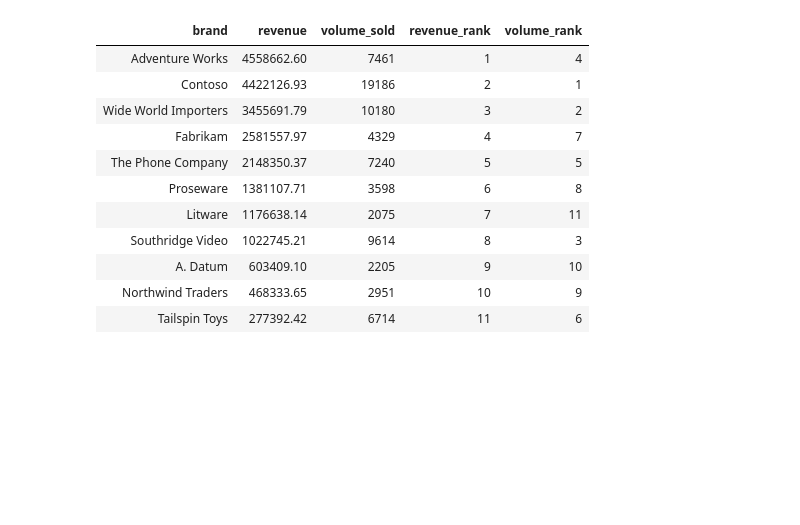
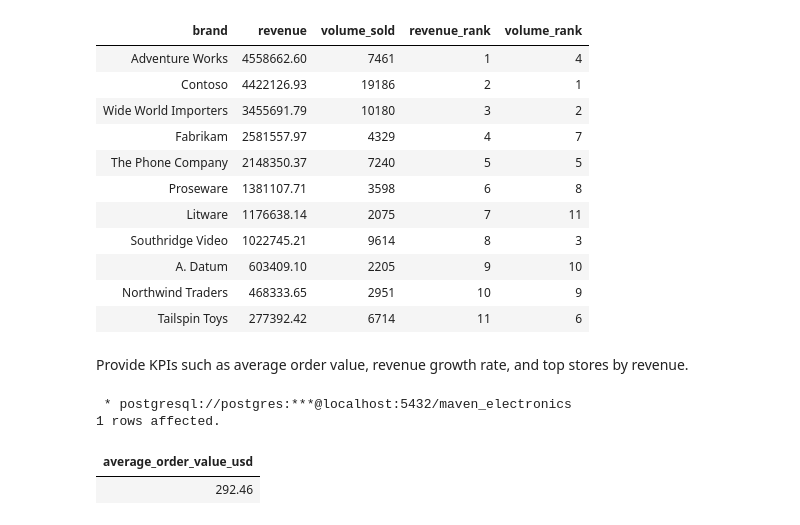
Before and after one commit to Ronald116/Data-Analysis-Projects, a Jupyter notebook: Maven_Global_Electronics_Retailer/global_electronics_retail_analysis.ipynb, the cells around one changed output. Cells and saved outputs as stored; diff of their text form; code cells hidden in the pictures; blank space fills up the shorter version.

Commit message:
average order value added

```diff
--- a/Maven_Global_Electronics_Retailer/global_electronics_retail_analysis.ipynb
+++ b/Maven_Global_Electronics_Retailer/global_electronics_retail_analysis.ipynb
@@ -504,3 +504,31 @@ LIMIT 50;
 | A. Datum | 603409.10 | 2205 | 9 | 10 |
 | Northwind Traders | 468333.65 | 2951 | 10 | 9 |
 | Tailspin Toys | 277392.42 | 6714 | 11 | 6 |
+# %% [markdown]
+Provide KPIs such as average order value, revenue growth rate, and top stores by revenue.
+# %%
+%%sql
+-- average order value
+
+SELECT
+    ROUND(
+        SUM((s.quantity * p.unit_price_usd) / e.exchange)::numeric
+    /
+    SUM(s.quantity), 2
+    ) AS average_order_value_usd
+FROM
+    sales s
+JOIN
+    products p
+ON
+    s.productkey = p.productkey
+JOIN
+    exchange_rates e
+ON
+    s.currency_code = e.currency AND
+    s.order_date = e.date;
+# %% [output]
+ * postgresql://postgres:***@localhost:5432/maven_electronics
+1 rows affected.
+| average_order_value_usd |
+| 292.46 |
```
